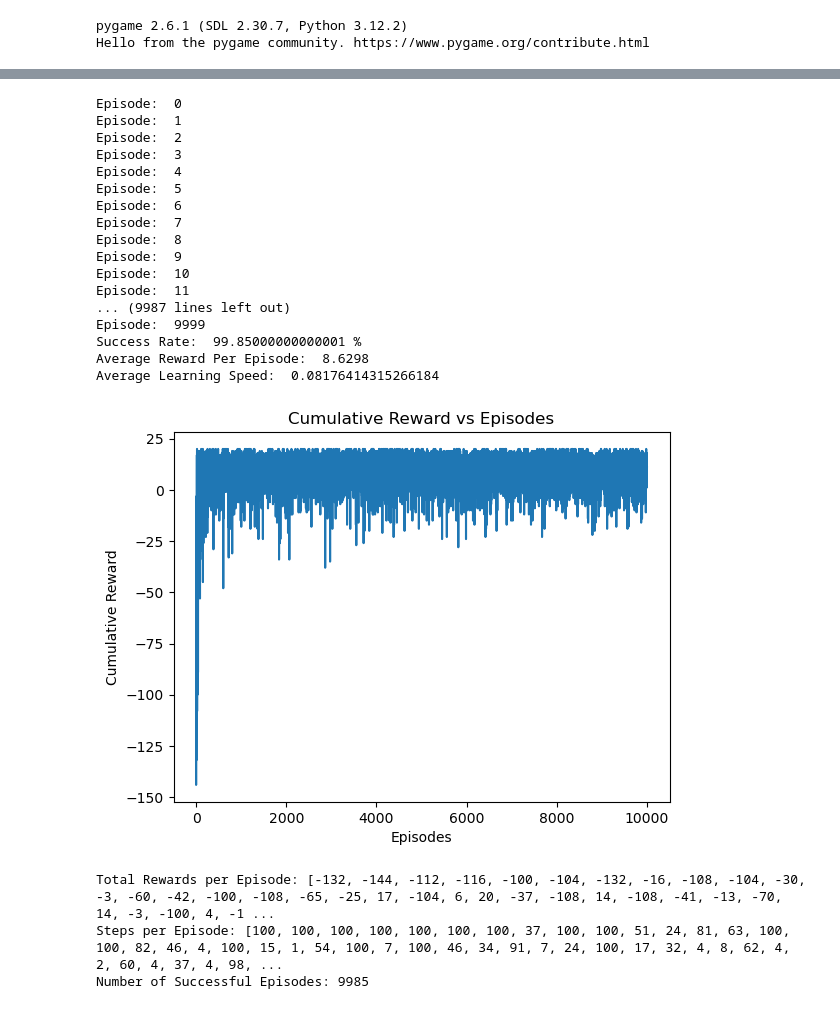
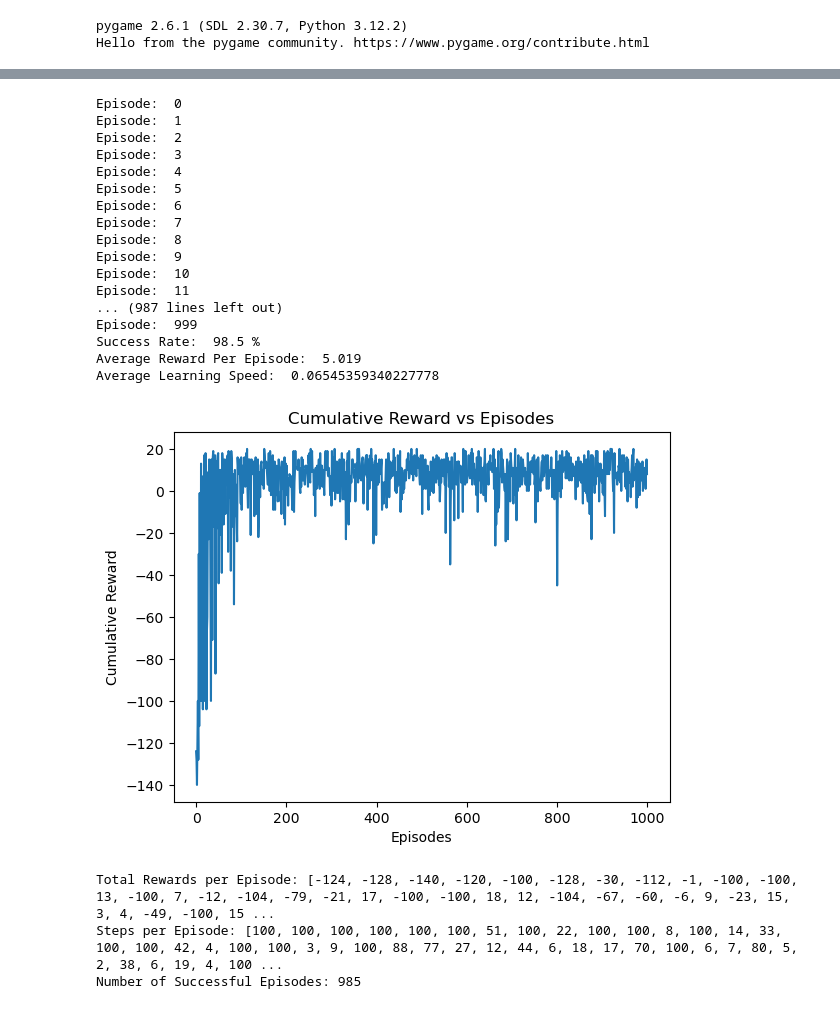
Before and after one commit to namtran3103/UNSWAI2, a Jupyter notebook: assignment2.ipynb, the cells around one changed output, grey strips where cells are left out. Saved outputs shown, nothing was run; the diff lists cells and outputs as text; code cells hidden in the pictures.

```diff
--- a/assignment2.ipynb
+++ b/assignment2.ipynb
@@ -56,7 +57,7 @@ decay_rate = 0.01
 
 alpha = 0.8    # Learning rate
 gamma = 0.95   # Discount factor
-num_episodes = 10000
+num_episodes = 1000
 max_steps_per_episode = 100
 
 
@@ -117,7 +118,7 @@ for episode in range(num_episodes):
 
 
 # Close the environment
-env.close()
+#env.close()
 
 # Calculate metrics
 successRate = calculateSuccessRate(successful_episodes, num_episodes)
@@ -181,7 +182,7 @@ decay_rateS = 0.01
 
 alphaS = 0.8    # Learning rate
 gammaS = 0.95   # Discount factor
-num_episodesS = 10000
+num_episodesS = 1000
 max_steps_per_episodeS = 100
 
 
@@ -251,7 +252,7 @@ for episodeS in range(num_episodesS):
 
 
 # Close the environment
-envS.close()
+#envS.close()
 
 # Calculate metrics
 successRateS = calculateSuccessRate(successful_episodesS, num_episodesS)
@@ -261,39 +262,39 @@ averageLearningSpeedS = calculateAverageLearningSpeed(steps_per_episodeS)
 # Save metrics to a JSON file
 metricsS = {
     "Success Rate": successRateS,
     "Average Reward per Episode": averageRewardPerEpisodeS,
     "Average Learning Speed": averageLearningSpeedS,
 }
 
 with open("metricsS.json", "w") as fS:
     json.dump(metricsS, fS, indent=4)
 
 # Plot cumulative reward
 plotCumulativeReward(total_rewards_per_episodeS)
 
 # Print metrics
 print(f"Total Rewards per Episode: {total_rewards_per_episodeS}")
 print(f"Steps per Episode: {steps_per_episodeS}")
 print(f"Number of Successful Episodes: {successful_episodesS}")
 # %% [output]
 Episode:  0
 Episode:  1
 Episode:  2
 Episode:  3
 Episode:  4
 Episode:  5
 Episode:  6
 Episode:  7
 Episode:  8
 Episode:  9
 Episode:  10
 Episode:  11
-... (9987 lines left out)
-Episode:  9999
-Success Rate:  99.85000000000001 %
-Average Reward Per Episode:  8.6298
-Average Learning Speed:  0.08176414315266184
+... (987 lines left out)
+Episode:  999
+Success Rate:  98.5 %
+Average Reward Per Episode:  5.019
+Average Learning Speed:  0.06545359340227778
-[figure, old version]
+[figure, new version]
-Total Rewards per Episode: [-132, -144, -112, -116, -100, -104, -132, -16, -108, -104, -30, -3, -60, -42, -100, -108, -65, -25, 17, -104, 6, 20, -37, -108, 14, -108, -41, -13, -70, 14, -3, -100, 4, -1 ...
-Steps per Episode: [100, 100, 100, 100, 100, 100, 100, 37, 100, 100, 51, 24, 81, 63, 100, 100, 82, 46, 4, 100, 15, 1, 54, 100, 7, 100, 46, 34, 91, 7, 24, 100, 17, 32, 4, 8, 62, 4, 2, 60, 4, 37, 4, 98, ...
-Number of Successful Episodes: 9985
+Total Rewards per Episode: [-124, -128, -140, -120, -100, -128, -30, -112, -1, -100, -100, 13, -100, 7, -12, -104, -79, -21, 17, -100, -100, 18, 12, -104, -67, -60, -6, 9, -23, 15, 3, 4, -49, -100, 15 ...
+Steps per Episode: [100, 100, 100, 100, 100, 100, 51, 100, 22, 100, 100, 8, 100, 14, 33, 100, 100, 42, 4, 100, 100, 3, 9, 100, 88, 77, 27, 12, 44, 6, 18, 17, 70, 100, 6, 7, 80, 5, 2, 38, 6, 19, 4, 100 ...
+Number of Successful Episodes: 985
```
Also changed, not shown: parts of 4 cells of this notebook, 2 other files.
